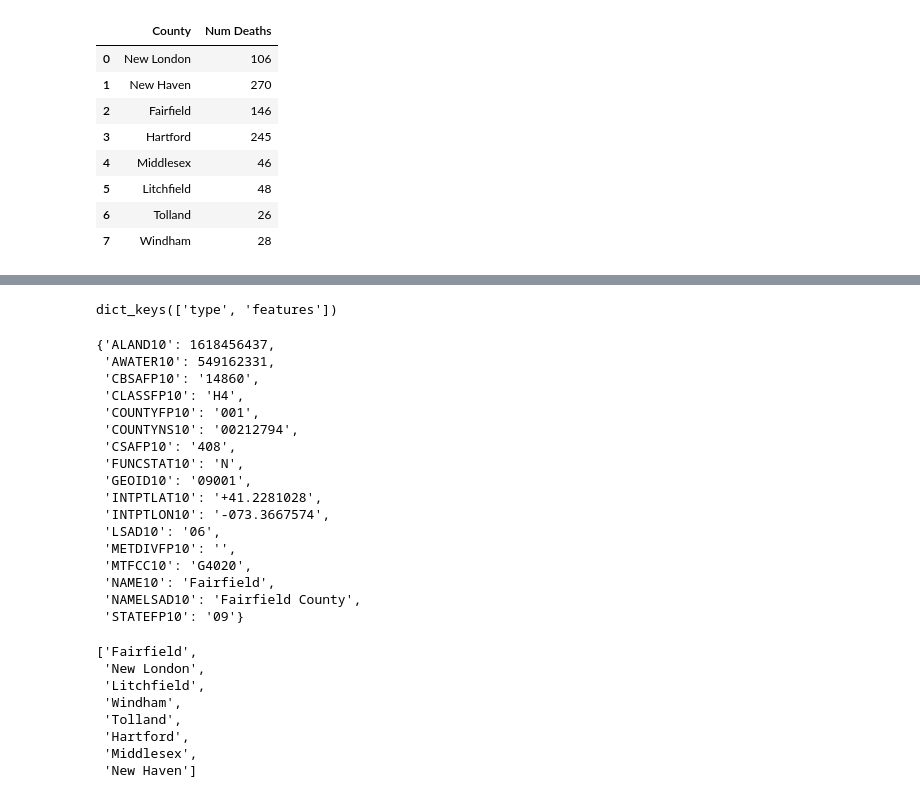
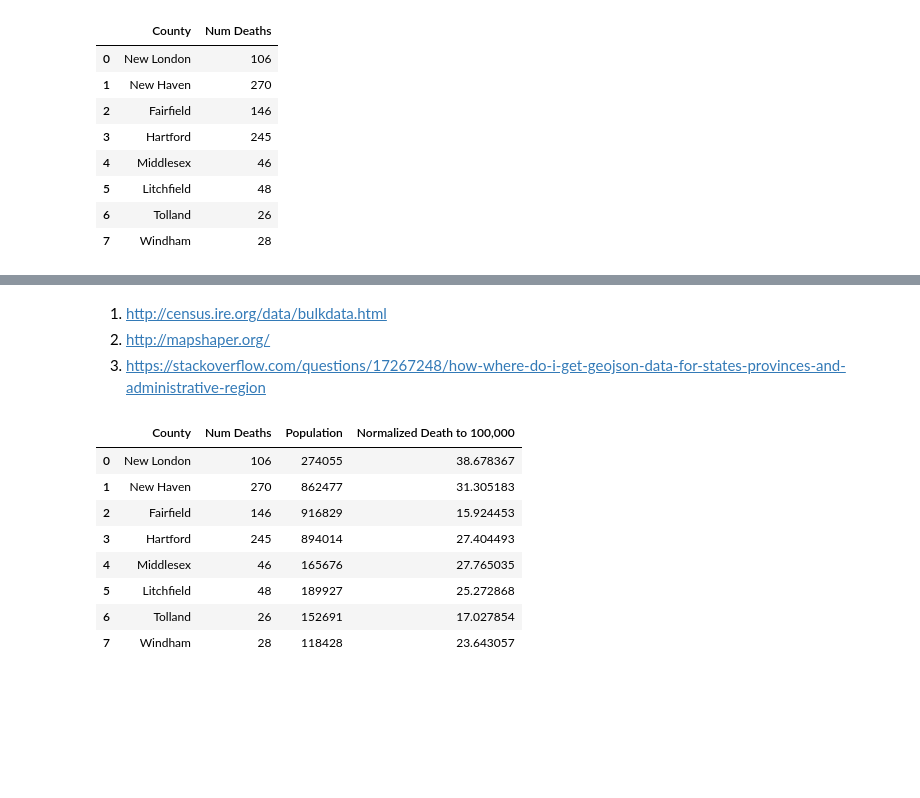
Before and after one commit to yayunl/DataViz-Project1, a Jupyter notebook: county_heatmap.ipynb, the cells around one changed output, grey strips where cells are left out. Drawn from its saved outputs; the diff is of its cells as text; code cells hidden in the pictures; blank space fills up the shorter version.

Commit message:
Added normalized choropleth, geojson data

```diff
--- a/county_heatmap.ipynb
+++ b/county_heatmap.ipynb
@@ -235,39 +203,0 @@ Image("county_choropleth_folium.jpg")
-# %%
-import json
-json_data=open(state_geo).read()
-
-jdata = json.loads(json_data)
-pprint(jdata.keys())
-# %% [output]
-dict_keys(['type', 'features'])
-# %%
-pprint(jdata['features'][0]['properties'])
-# %% [output]
-{'ALAND10': 1618456437,
- 'AWATER10': 549162331,
- 'CBSAFP10': '14860',
- 'CLASSFP10': 'H4',
- 'COUNTYFP10': '001',
- 'COUNTYNS10': '00212794',
- 'CSAFP10': '408',
- 'FUNCSTAT10': 'N',
- 'GEOID10': '09001',
- 'INTPTLAT10': '+41.2281028',
- 'INTPTLON10': '-073.3667574',
- 'LSAD10': '06',
- 'METDIVFP10': '',
- 'MTFCC10': 'G4020',
- 'NAME10': 'Fairfield',
- 'NAMELSAD10': 'Fairfield County',
- 'STATEFP10': '09'}
-# %%
-pprint([d['properties']['NAME10'] for d in jdata['features'] ])
-# %% [output]
-['Fairfield',
- 'New London',
- 'Litchfield',
- 'Windham',
- 'Tolland',
- 'Hartford',
- 'Middlesex',
- 'New Haven']
@@ -273,0 +206,21 @@ pprint([d['properties']['NAME10'] for d in jdata['features'] ])
+# %% [markdown]
+1. http://census.ire.org/data/bulkdata.html
+2. http://mapshaper.org/
+3. https://stackoverflow.com/questions/17267248/how-where-do-i-get-geojson-data-for-states-provinces-and-administrative-region
+# %%
+population = {'Fairfield':916829, 'New London':274055,'Litchfield':189927,
+                                         'Windham': 118428,'Tolland':152691,'Hartford':894014,
+                                         'Middlesex':165676,'New Haven': 862477}
+df["Population"]= df['County'].map(population)
+df['Normalized Death to 100,000'] = df["Num Deaths"]/df["Population"] *100000
+df
+# %% [output]
+|  | County | Num Deaths | Population | Normalized Death to 100,000 |
+| 0 | New London | 106 | 274055 | 38.678367 |
+| 1 | New Haven | 270 | 862477 | 31.305183 |
+| 2 | Fairfield | 146 | 916829 | 15.924453 |
+| 3 | Hartford | 245 | 894014 | 27.404493 |
+| 4 | Middlesex | 46 | 165676 | 27.765035 |
+| 5 | Litchfield | 48 | 189927 | 25.272868 |
+| 6 | Tolland | 26 | 152691 | 17.027854 |
+| 7 | Windham | 28 | 118428 | 23.643057 |
```
Also changed, not shown: parts of 19 cells of this notebook, 6 other files.
